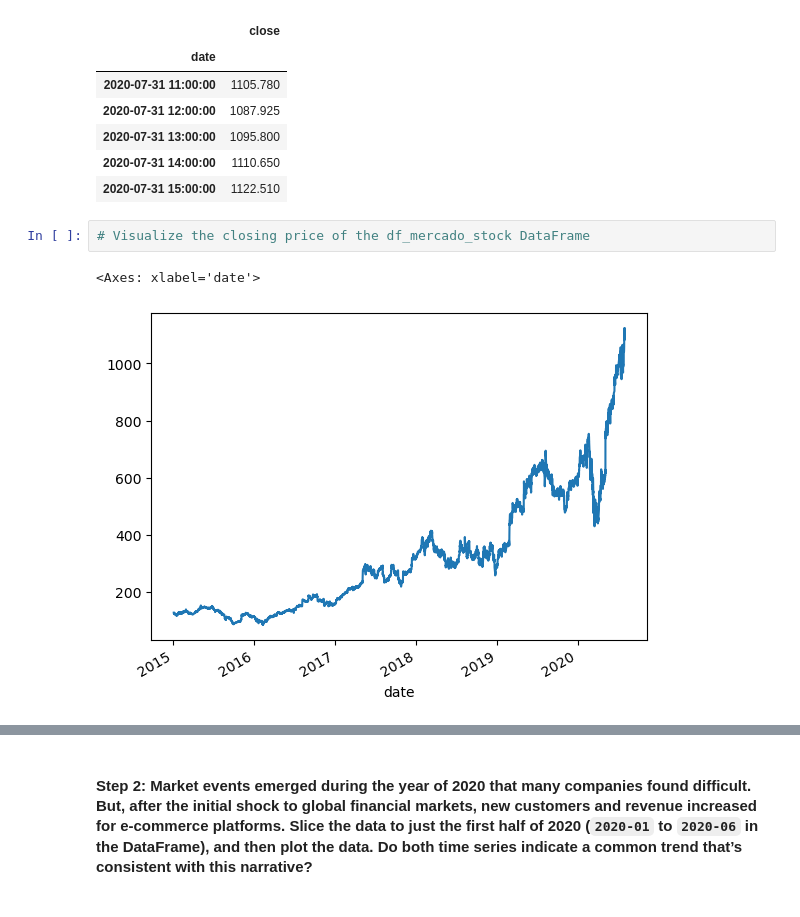
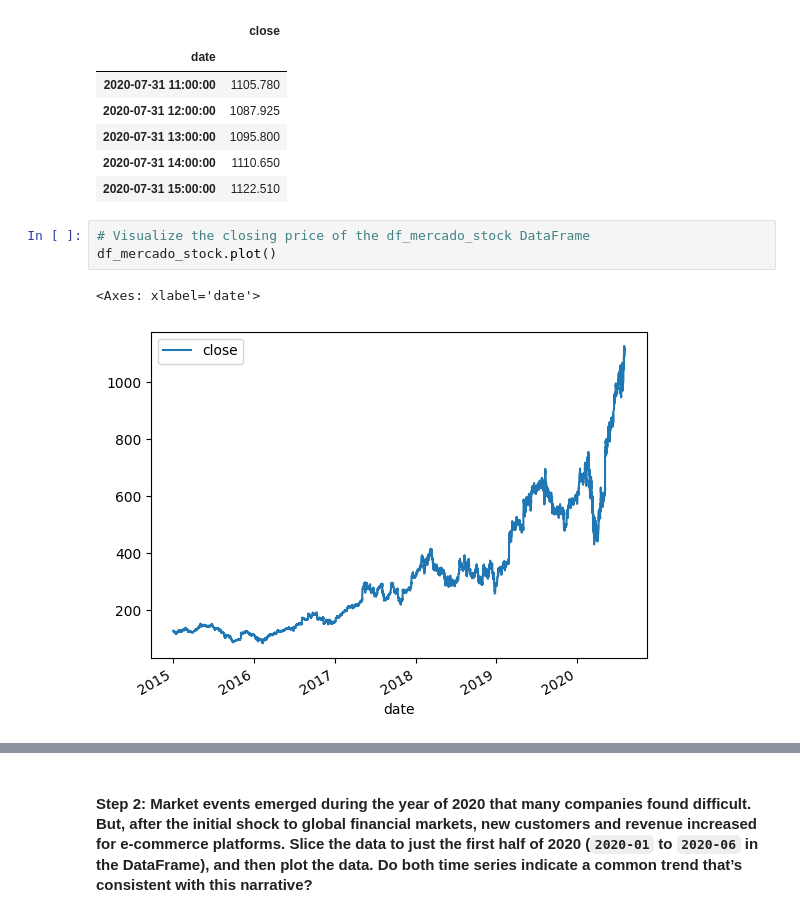
Before and after one commit to srhill12/prophet-challenge, a Jupyter notebook: forecasting_net_prophet.ipynb, the cells around one changed output, grey strips where cells are left out. Drawn from its saved outputs; the diff is of its cells as text.

```diff
--- a/forecasting_net_prophet.ipynb
+++ b/forecasting_net_prophet.ipynb
@@ -250,8 +250,9 @@ display(df_mercado_stock.tail())
 | 2020-07-31 15:00:00 | 1122.510 |
 # %%
 # Visualize the closing price of the df_mercado_stock DataFrame
+df_mercado_stock.plot()
 # %% [output]
 <Axes: xlabel='date'>
-[figure, old version]
+[figure, new version]
 # %%
 # Concatenate the df_mercado_stock DataFrame with the df_mercado_trends DataFrame
```
Also changed, not shown: parts of 27 cells of this notebook.
